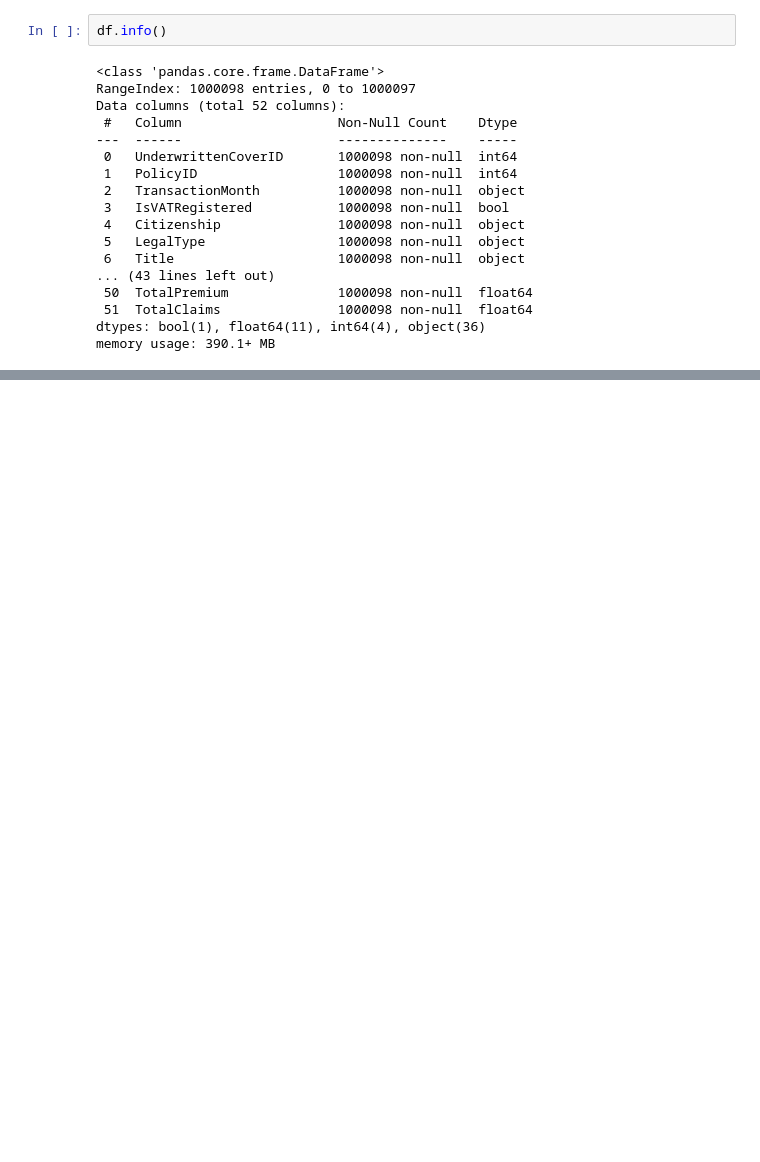
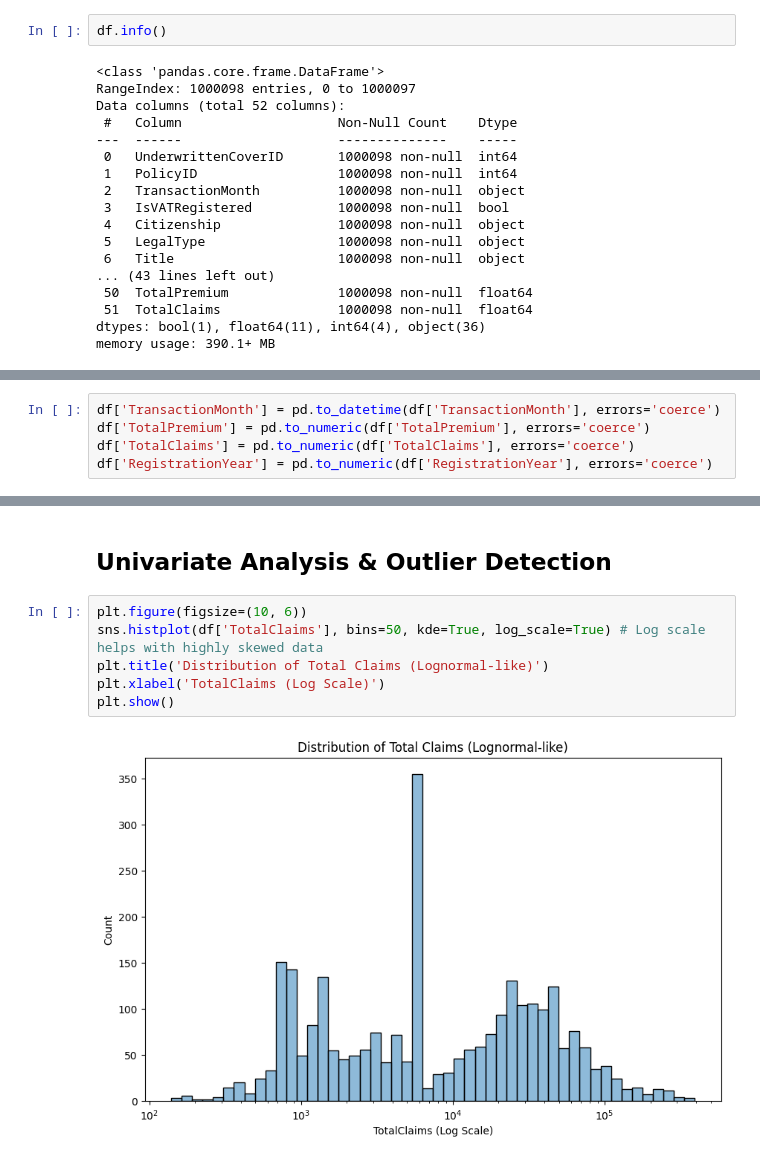
Before and after one commit to Aryam-21/insurance-risk-analytics, a Jupyter notebook: notebooks/task-1.ipynb, the cells around one changed output, grey strips where cells are left out. Saved outputs shown, nothing was run; the diff lists cells and outputs as text; blank space fills up the shorter version.

Commit message:
Checking Loss rate, univariate analysis and outlier detection.

```diff
--- a/notebooks/task-1.ipynb
+++ b/notebooks/task-1.ipynb
@@ -125,0 +96,5 @@ dtype: int64
+# %%
+df['TransactionMonth'] = pd.to_datetime(df['TransactionMonth'], errors='coerce')
+df['TotalPremium'] = pd.to_numeric(df['TotalPremium'], errors='coerce')
+df['TotalClaims'] = pd.to_numeric(df['TotalClaims'], errors='coerce')
+df['RegistrationYear'] = pd.to_numeric(df['RegistrationYear'], errors='coerce')
@@ -125,0 +141,10 @@ dtype: int64
+# %% [markdown]
+## Univariate Analysis & Outlier Detection
+# %%
+plt.figure(figsize=(10, 6))
+sns.histplot(df['TotalClaims'], bins=50, kde=True, log_scale=True) # Log scale helps with highly skewed data
+plt.title('Distribution of Total Claims (Lognormal-like)')
+plt.xlabel('TotalClaims (Log Scale)')
+plt.show()
+# %% [output]
+[figure, added]
```
Also changed, not shown: parts of 21 cells of this notebook, 1 other file.
